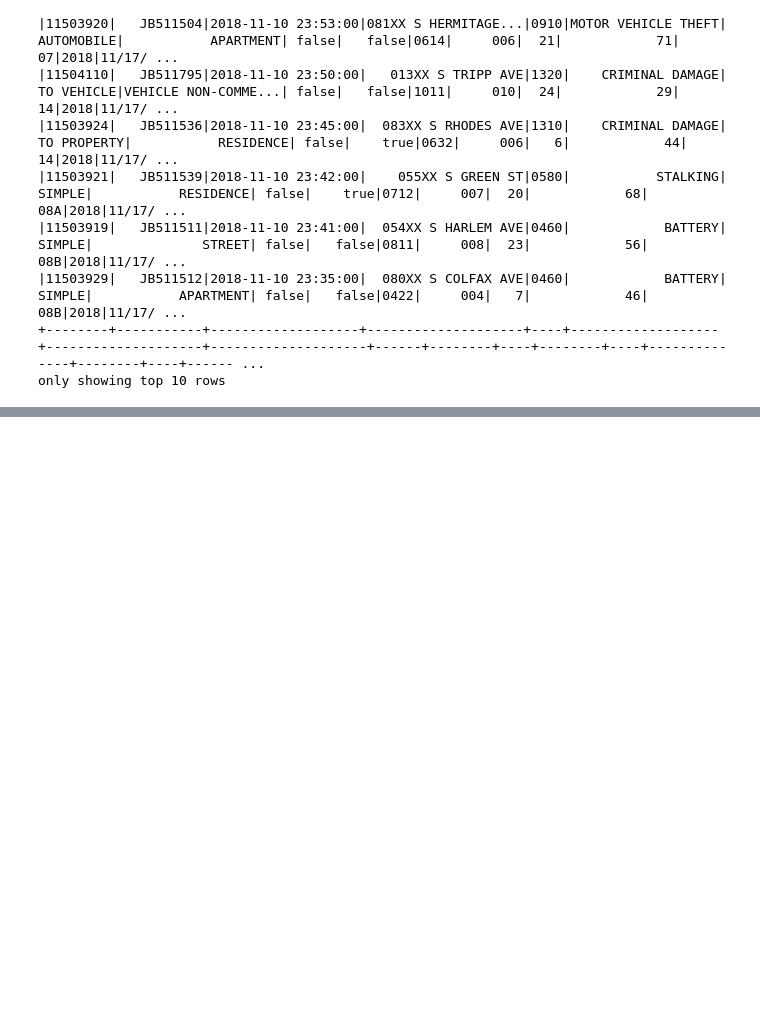
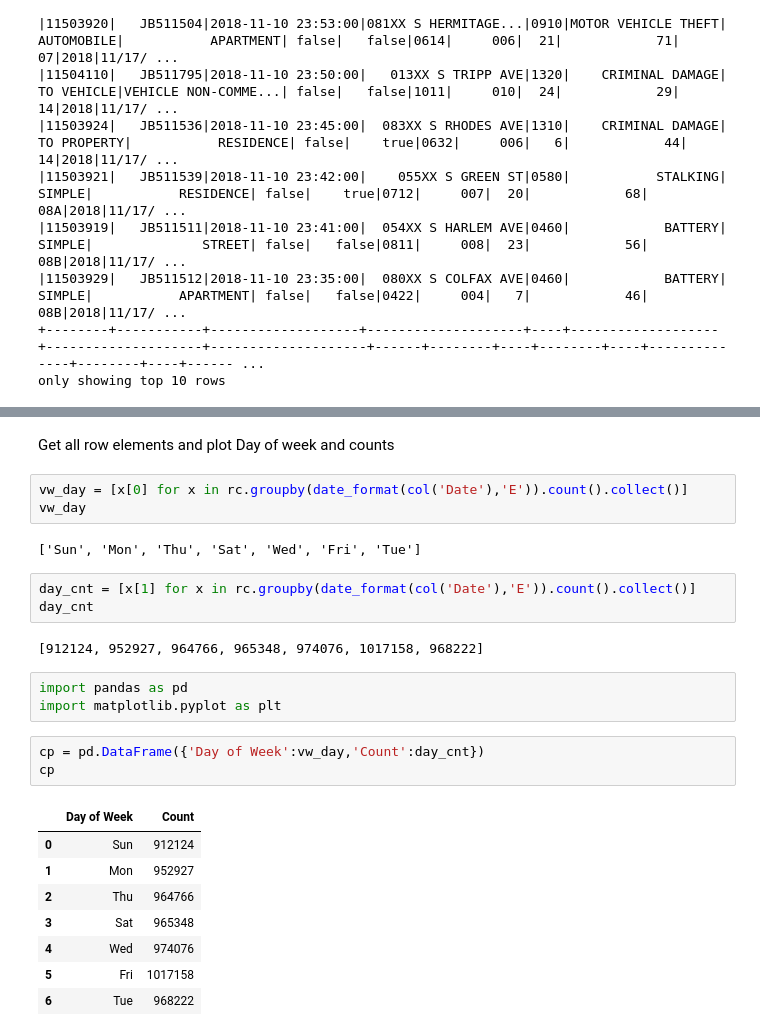
Before and after one commit to DebanjanAnalytics/PySpark, a Jupyter notebook: Exploration_data_PySpark.ipynb, the cells around one changed output, grey strips where cells are left out. Saved outputs shown, nothing was run; the diff lists cells and outputs as text; blank space fills up the shorter version.

```diff
--- a/Exploration_data_PySpark.ipynb
+++ b/Exploration_data_PySpark.ipynb
@@ -510,0 +621,27 @@ only showing top 10 rows
+# %% [markdown]
+Get all row elements and plot Day of week and counts
+# %%
+vw_day = [x[0] for x in rc.groupby(date_format(col('Date'),'E')).count().collect()]
+vw_day
+# %% [output]
+['Sun', 'Mon', 'Thu', 'Sat', 'Wed', 'Fri', 'Tue']
+# %%
+day_cnt = [x[1] for x in rc.groupby(date_format(col('Date'),'E')).count().collect()]
+day_cnt
+# %% [output]
+[912124, 952927, 964766, 965348, 974076, 1017158, 968222]
+# %%
+import pandas as pd
+import matplotlib.pyplot as plt
+# %%
+cp = pd.DataFrame({'Day of Week':vw_day,'Count':day_cnt})
+cp
+# %% [output]
+|  | Day of Week | Count |
+| 0 | Sun | 912124 |
+| 1 | Mon | 952927 |
+| 2 | Thu | 964766 |
+| 3 | Sat | 965348 |
+| 4 | Wed | 974076 |
+| 5 | Fri | 1017158 |
+| 6 | Tue | 968222 |
```
Also changed, not shown: parts of 12 cells of this notebook.
